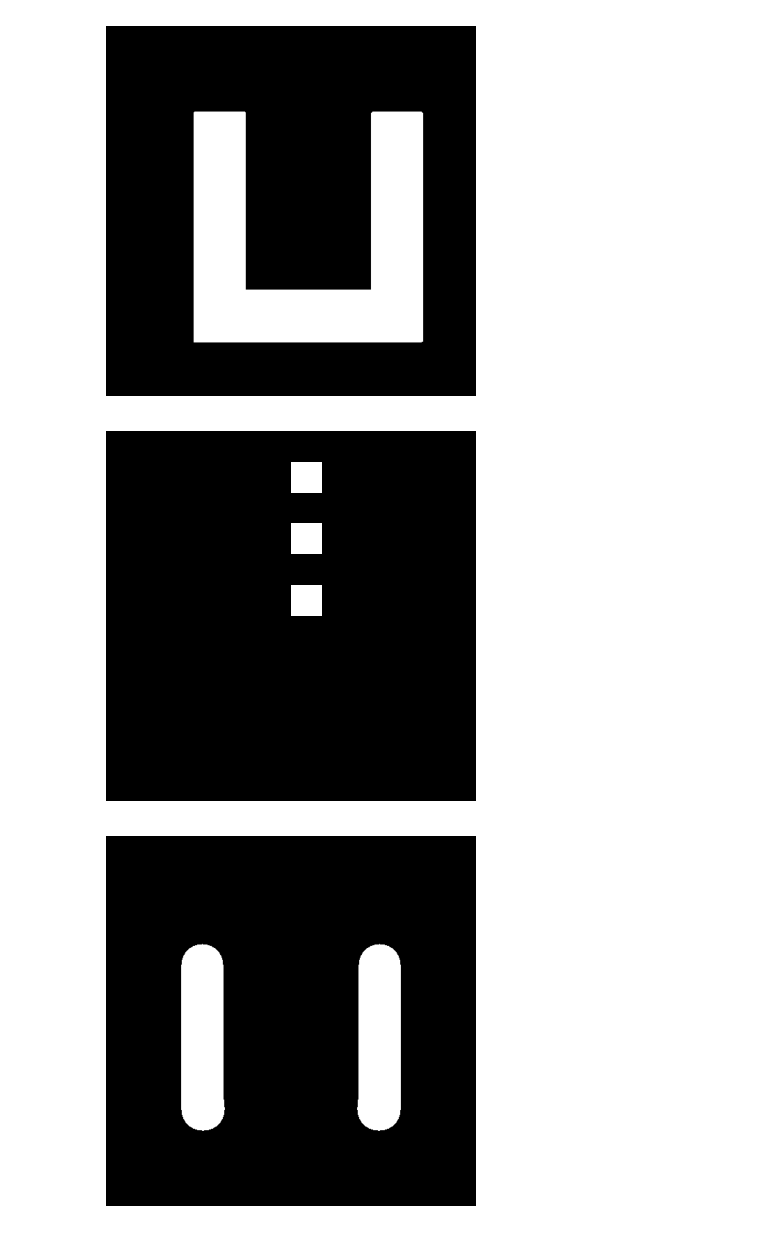
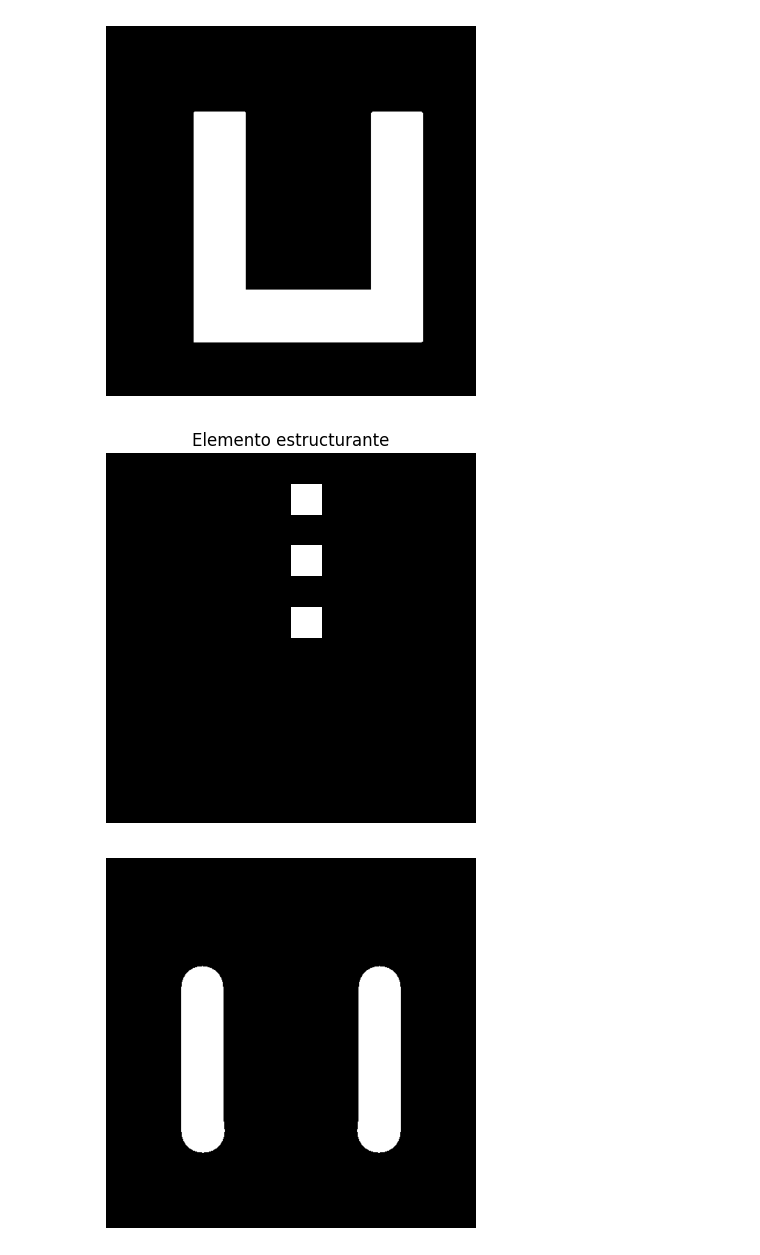
Before and after one commit to MGonza20/Lab01_VC_UVG, a Jupyter notebook: lab1.ipynb, the cells around one changed output. Drawn from its saved outputs; the diff is of its cells as text; code cells hidden in the pictures.

```diff
--- a/lab1.ipynb
+++ b/lab1.ipynb
@@ -155,15 +156,16 @@ plt.show()
 # %%
 def frame(r):
     x = np.zeros((r, r)).astype(int)
     for i in range(0, r // 2, 2): x[i:i+1, r // 2] = 1
     x = np.pad(x, [1, 1])
     return x
 
 plt.imshow(frame(10), cmap='gray')
+plt.title('Elemento estructurante')
 plt.axis('off')
 plt.show()
 # %% [output]
-[figure, old version]
+[figure, new version]
 # %%
 r = 100
 fr = frame(r)
```
Also changed, not shown: parts of 2 cells of this notebook.
